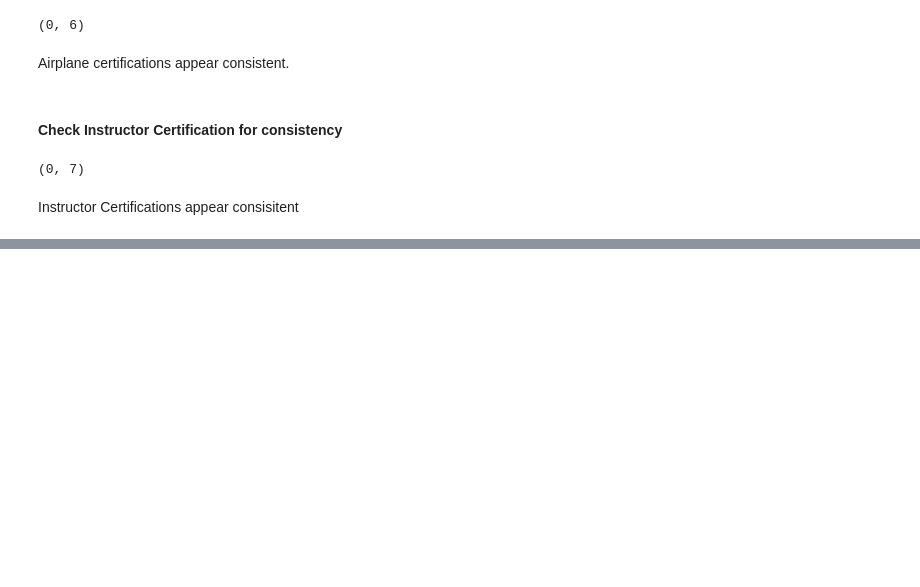
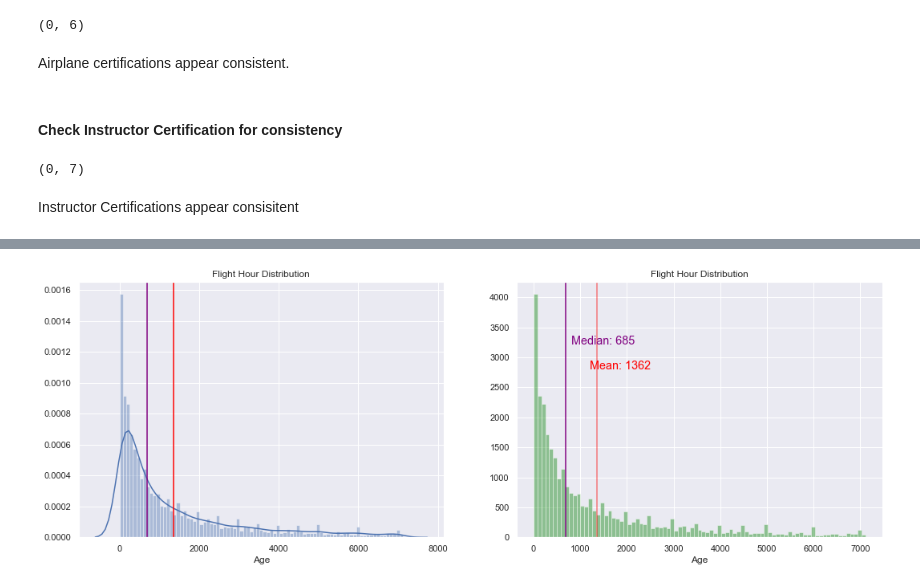
Before and after one commit to birr-data/capstone2, a Jupyter notebook: notebooks/mjg-1.0-EDA.ipynb, the cells around one changed output, grey strips where cells are left out. Drawn from its saved outputs; the diff is of its cells as text; code cells hidden in the pictures; blank space fills up the shorter version.

```diff
--- a/notebooks/mjg-1.0-EDA.ipynb
+++ b/notebooks/mjg-1.0-EDA.ipynb
@@ -351,0 +488,22 @@ Instructor Certifications appear consisitent
+# %%
+mean = int(df['ALL-TOTL'].mean())
+median = int(df['ALL-TOTL'].median())
+
+sns.set(rc={"figure.figsize": (16, 12)})
+plt.title('Total Flight Hour Distribution')
+subplot(2,2,1)
+ax = sns.distplot(df['ALL-TOTL'], bins=85, axlabel="Age")
+plt.axvline(mean, color='red')
+plt.axvline(median, color='purple')
+plt.title('Flight Hour Distribution')
+
+subplot(2,2,2)
+ax = sns.distplot(df['ALL-TOTL'], bins=85, kde=False, color='green', axlabel='Age')
+plt.axvline(mean, color='red', alpha = 0.5)
+plt.title('Flight Hour Distribution')
+plt.axvline(median, color='purple')
+plt.text(1200,2800, 'Mean: ' + str(mean), size='large', color = 'red')
+plt.text(800,3220, 'Median: ' + str(median), size='large', color='purple')
+plt.show()
+# %% [output]
+[figure, added]
```
Also changed, not shown: parts of 20 cells of this notebook.
